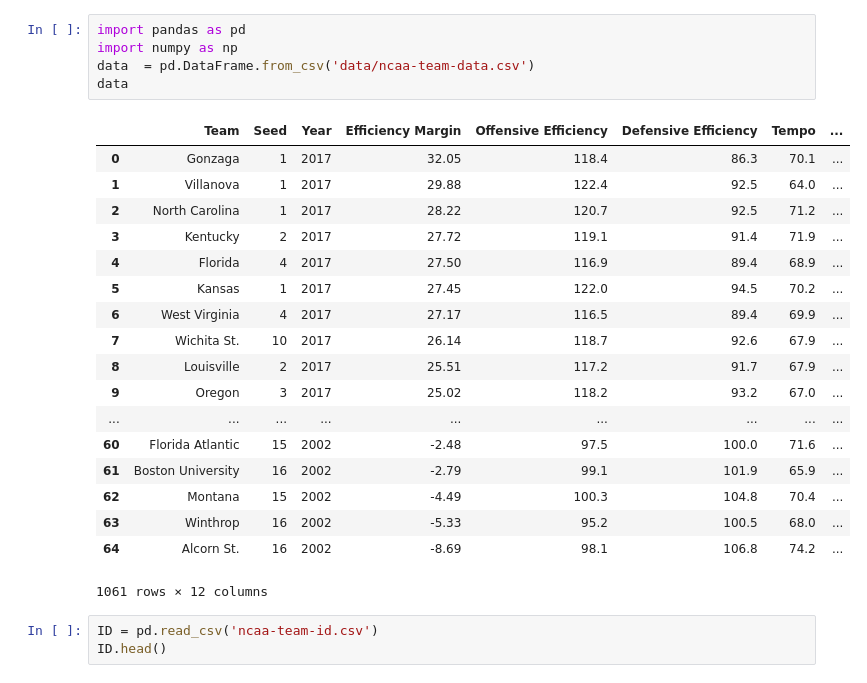
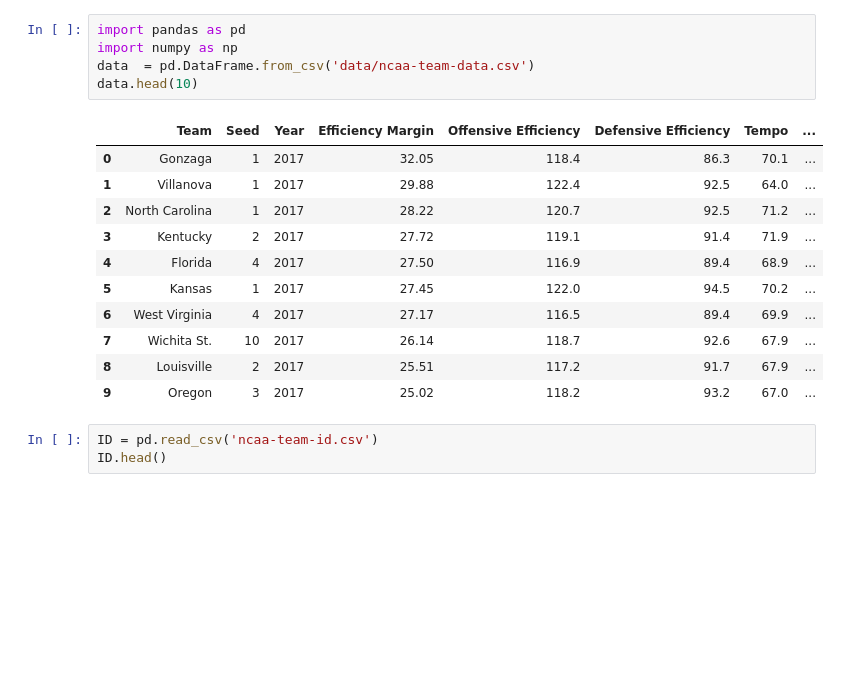
Before and after one commit to cshartrand/NCAA-March-Madness, a Jupyter notebook: Data-Cleaning.ipynb, the cells around one changed output. Saved outputs shown, nothing was run; the diff lists cells and outputs as text; blank space fills up the shorter version.

```diff
--- a/Data-Cleaning.ipynb
+++ b/Data-Cleaning.ipynb
@@ -1,27 +1,20 @@
 # %%
 import pandas as pd
 import numpy as np
 data  = pd.DataFrame.from_csv('data/ncaa-team-data.csv')
-data
+data.head(10)
 # %% [output]
 |  | Team | Seed | Year | Efficiency Margin | Offensive Efficiency | Defensive Efficiency | Tempo | ... |
 | 0 | Gonzaga | 1 | 2017 | 32.05 | 118.4 | 86.3 | 70.1 | ... |
 | 1 | Villanova | 1 | 2017 | 29.88 | 122.4 | 92.5 | 64.0 | ... |
 | 2 | North Carolina | 1 | 2017 | 28.22 | 120.7 | 92.5 | 71.2 | ... |
 | 3 | Kentucky | 2 | 2017 | 27.72 | 119.1 | 91.4 | 71.9 | ... |
 | 4 | Florida | 4 | 2017 | 27.50 | 116.9 | 89.4 | 68.9 | ... |
 | 5 | Kansas | 1 | 2017 | 27.45 | 122.0 | 94.5 | 70.2 | ... |
 | 6 | West Virginia | 4 | 2017 | 27.17 | 116.5 | 89.4 | 69.9 | ... |
 | 7 | Wichita St. | 10 | 2017 | 26.14 | 118.7 | 92.6 | 67.9 | ... |
 | 8 | Louisville | 2 | 2017 | 25.51 | 117.2 | 91.7 | 67.9 | ... |
 | 9 | Oregon | 3 | 2017 | 25.02 | 118.2 | 93.2 | 67.0 | ... |
-| ... | ... | ... | ... | ... | ... | ... | ... | ... |
-| 60 | Florida Atlantic | 15 | 2002 | -2.48 | 97.5 | 100.0 | 71.6 | ... |
-| 61 | Boston University | 16 | 2002 | -2.79 | 99.1 | 101.9 | 65.9 | ... |
-| 62 | Montana | 15 | 2002 | -4.49 | 100.3 | 104.8 | 70.4 | ... |
-| 63 | Winthrop | 16 | 2002 | -5.33 | 95.2 | 100.5 | 68.0 | ... |
-| 64 | Alcorn St. | 16 | 2002 | -8.69 | 98.1 | 106.8 | 74.2 | ... |
-1061 rows × 12 columns
 # %%
 ID = pd.read_csv('ncaa-team-id.csv')
 ID.head()
```
Also changed, not shown: parts of 1 cell of this notebook.
